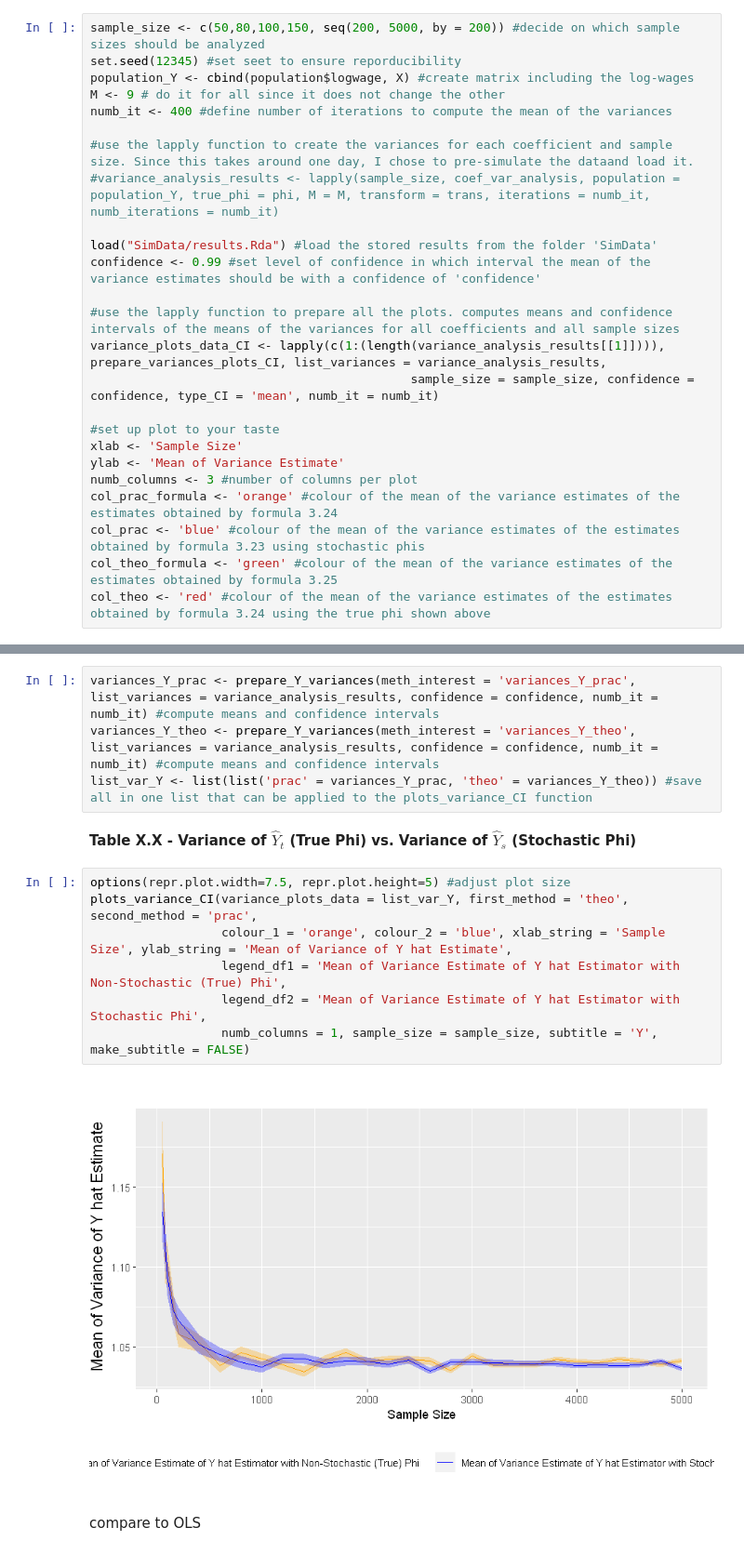
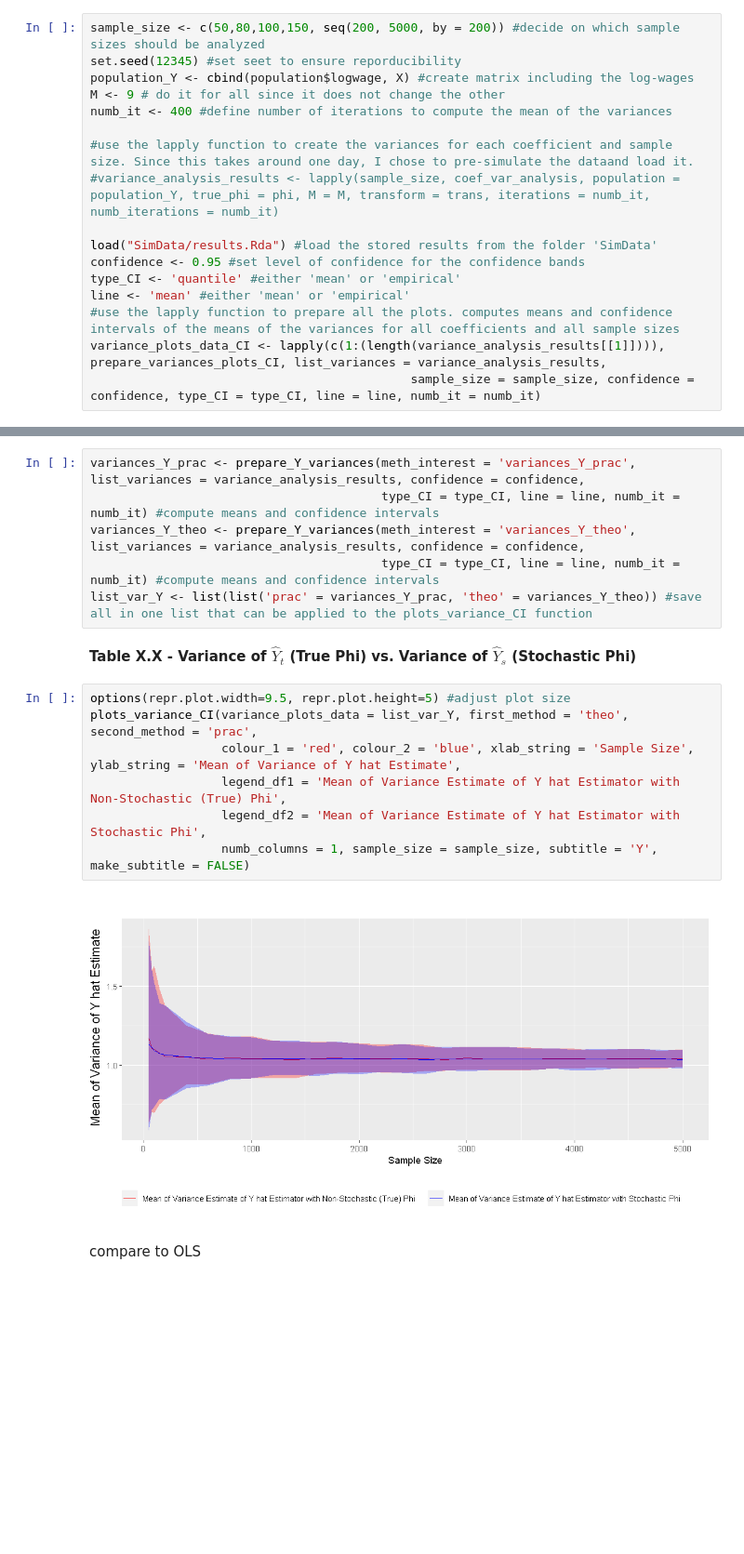
Before and after one commit to manuhuth/PCR-Parameter-Variance-Analysis, a Jupyter notebook: Notebooks/6Simulation.ipynb, the cells around one changed output, grey strips where cells are left out. Shown at 93% size. Drawn from its saved outputs; the diff is of its cells as text; blank space fills up the shorter version.

```diff
--- a/Notebooks/6Simulation.ipynb
+++ b/Notebooks/6Simulation.ipynb
@@ -159,17 +148,9 @@ numb_it <- 400 #define number of iterations to compute the mean of the variances
 #variance_analysis_results <- lapply(sample_size, coef_var_analysis, population = population_Y, true_phi = phi, M = M, transform = trans, iterations = numb_it, numb_iterations = numb_it)
 
 load("SimData/results.Rda") #load the stored results from the folder 'SimData'
-confidence <- 0.99 #set level of confidence in which interval the mean of the variance estimates should be with a confidence of 'confidence'
-
+confidence <- 0.95 #set level of confidence for the confidence bands
+type_CI <- 'quantile' #either 'mean' or 'empirical'
+line <- 'mean' #either 'mean' or 'empirical'
 #use the lapply function to prepare all the plots. computes means and confidence intervals of the means of the variances for all coefficients and all sample sizes
 variance_plots_data_CI <- lapply(c(1:(length(variance_analysis_results[[1]]))), prepare_variances_plots_CI, list_variances = variance_analysis_results,
-                                            sample_size = sample_size, confidence = confidence, type_CI = 'mean', numb_it = numb_it)
-
-#set up plot to your taste
-xlab <- 'Sample Size'
-ylab <- 'Mean of Variance Estimate'
-numb_columns <- 3 #number of columns per plot
-col_prac_formula <- 'orange' #colour of the mean of the variance estimates of the estimates obtained by formula 3.24
-col_prac <- 'blue' #colour of the mean of the variance estimates of the estimates obtained by formula 3.23 using stochastic phis
-col_theo_formula <- 'green' #colour of the mean of the variance estimates of the estimates obtained by formula 3.25
-col_theo <- 'red' #colour of the mean of the variance estimates of the estimates obtained by formula 3.24 using the true phi shown above
+                                            sample_size = sample_size, confidence = confidence, type_CI = type_CI, line = line, numb_it = numb_it)
@@ -211,18 +215,20 @@ put one with 99 percent coverage in appendix
 # %%
-variances_Y_prac <- prepare_Y_variances(meth_interest = 'variances_Y_prac', list_variances = variance_analysis_results, confidence = confidence, numb_it = numb_it) #compute means and confidence intervals
-variances_Y_theo <- prepare_Y_variances(meth_interest = 'variances_Y_theo', list_variances = variance_analysis_results, confidence = confidence, numb_it = numb_it) #compute means and confidence intervals
+variances_Y_prac <- prepare_Y_variances(meth_interest = 'variances_Y_prac', list_variances = variance_analysis_results, confidence = confidence,
+                                        type_CI = type_CI, line = line, numb_it = numb_it) #compute means and confidence intervals
+variances_Y_theo <- prepare_Y_variances(meth_interest = 'variances_Y_theo', list_variances = variance_analysis_results, confidence = confidence,
+                                        type_CI = type_CI, line = line, numb_it = numb_it) #compute means and confidence intervals
 list_var_Y <- list(list('prac' = variances_Y_prac, 'theo' = variances_Y_theo)) #save all in one list that can be applied to the plots_variance_CI function
 # %% [markdown]
 **Table X.X - Variance of $\hat{Y}_t$ (True Phi) vs. Variance of $\hat{Y}_s$ (Stochastic Phi)**
 # %%
-options(repr.plot.width=7.5, repr.plot.height=5) #adjust plot size
+options(repr.plot.width=9.5, repr.plot.height=5) #adjust plot size
 plots_variance_CI(variance_plots_data = list_var_Y, first_method = 'theo', second_method = 'prac',
-                  colour_1 = 'orange', colour_2 = 'blue', xlab_string = 'Sample Size', ylab_string = 'Mean of Variance of Y hat Estimate',
+                  colour_1 = 'red', colour_2 = 'blue', xlab_string = 'Sample Size', ylab_string = 'Mean of Variance of Y hat Estimate',
                   legend_df1 = 'Mean of Variance Estimate of Y hat Estimator with Non-Stochastic (True) Phi',
                   legend_df2 = 'Mean of Variance Estimate of Y hat Estimator with Stochastic Phi',
                   numb_columns = 1, sample_size = sample_size, subtitle = 'Y', make_subtitle = FALSE)
 # %% [output]
-[figure, old version]
+[figure, new version]
 # %% [markdown]
 compare to OLS
 # %%
```
Also changed, not shown: parts of 28 cells of this notebook, 1 other file.
